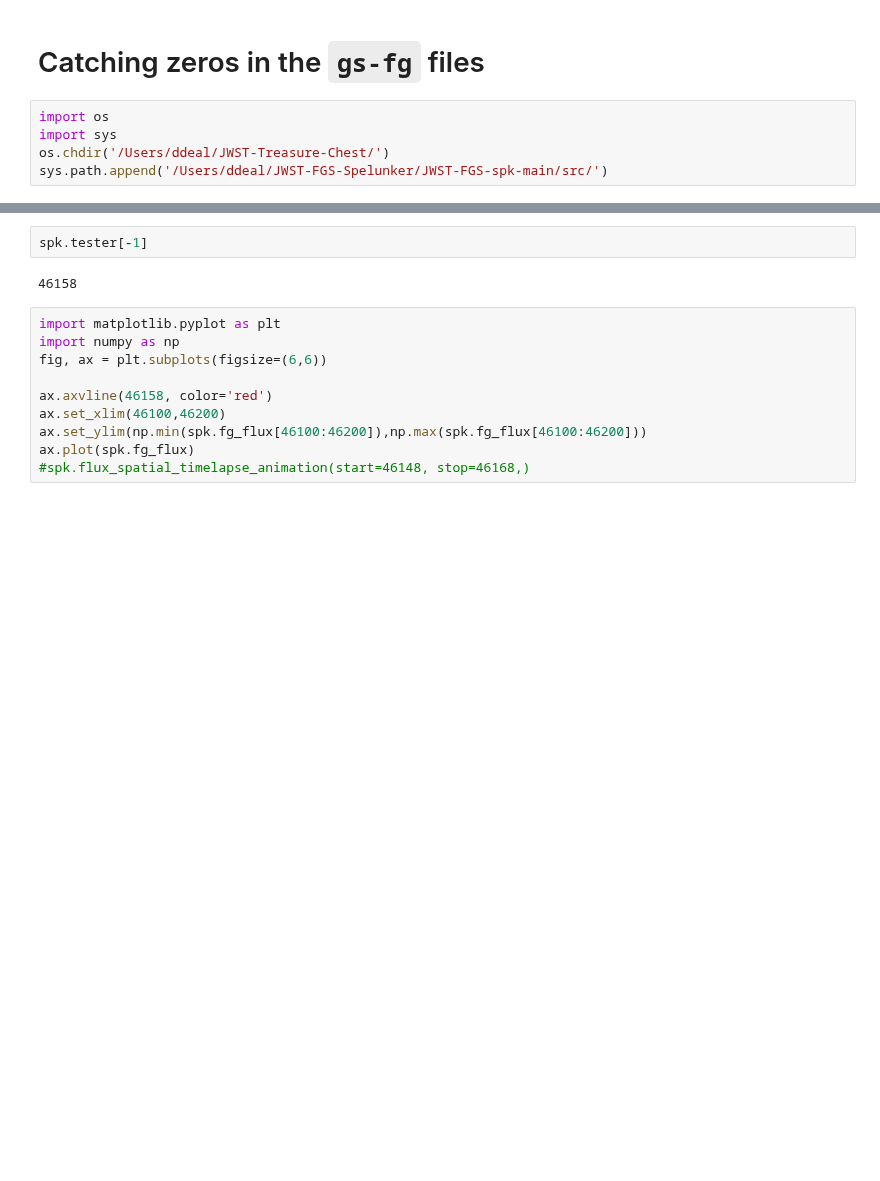
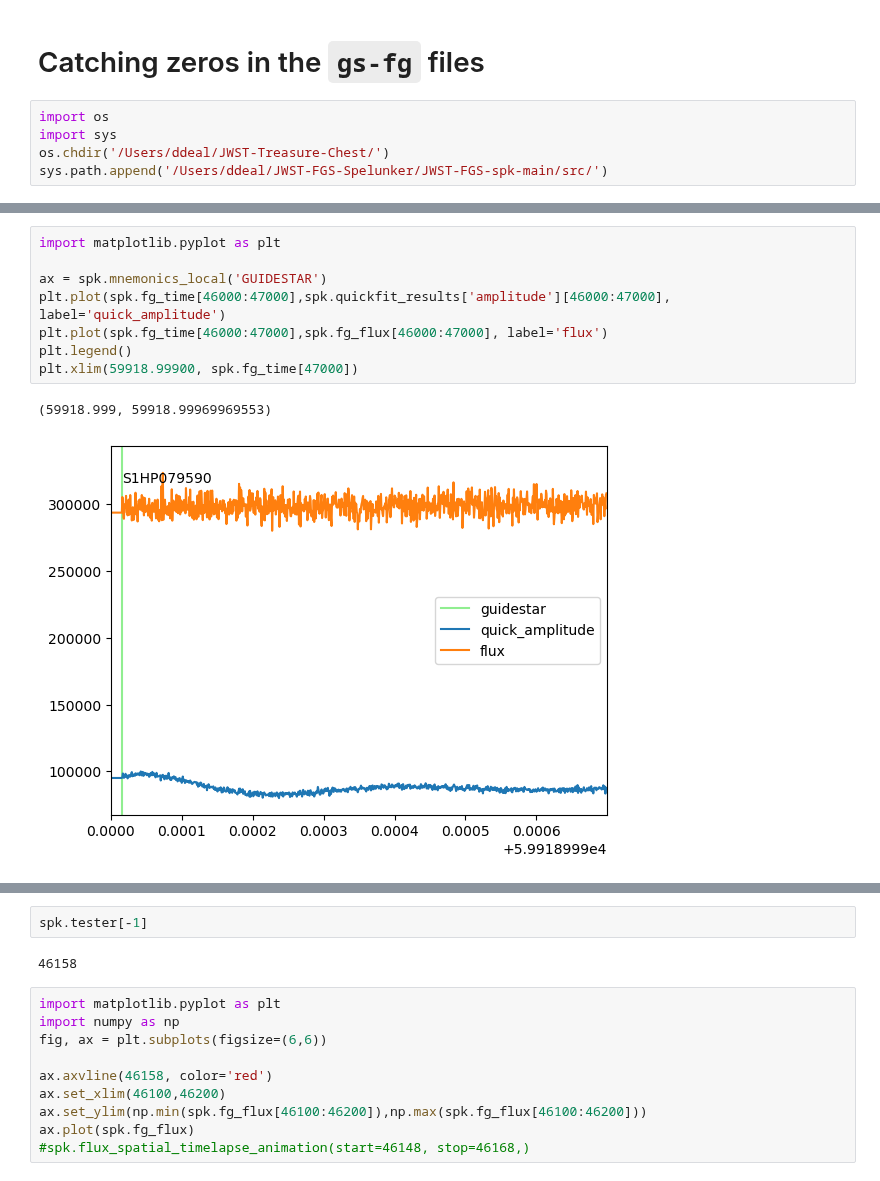
Before and after one commit to GalagaBits/JWST-FGS-Spelunker, a Jupyter notebook: notebooks/zeros_in_guidestar_gs-fg.ipynb, the cells around one changed output, grey strips where cells are left out. Drawn from its saved outputs; the diff is of its cells as text; blank space fills up the shorter version.

```diff
--- a/notebooks/zeros_in_guidestar_gs-fg.ipynb
+++ b/notebooks/zeros_in_guidestar_gs-fg.ipynb
@@ -39,0 +122,11 @@ RayTaskError(RuntimeError): ray::ray_curve_fit() (pid=73186, ip=127.0.0.1)
+# %%
+import matplotlib.pyplot as plt
+
+ax = spk.mnemonics_local('GUIDESTAR')
+plt.plot(spk.fg_time[46000:47000],spk.quickfit_results['amplitude'][46000:47000], label='quick_amplitude')
+plt.plot(spk.fg_time[46000:47000],spk.fg_flux[46000:47000], label='flux')
+plt.legend()
+plt.xlim(59918.99900, spk.fg_time[47000])
+# %% [output]
+(59918.999, 59918.99969969553)
+[figure, added]
```
Also changed, not shown: parts of 8 cells of this notebook, 4 other files.
